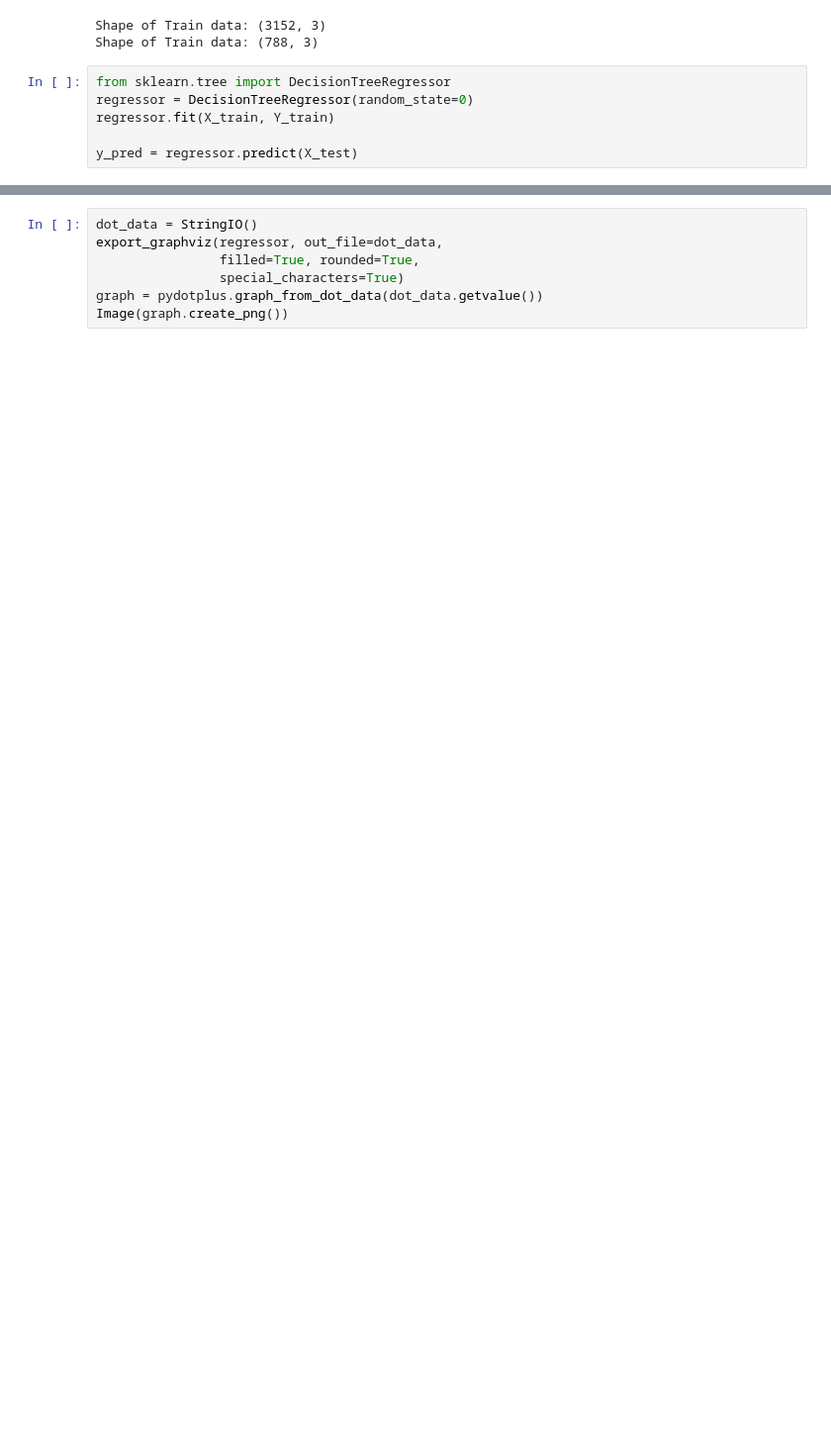
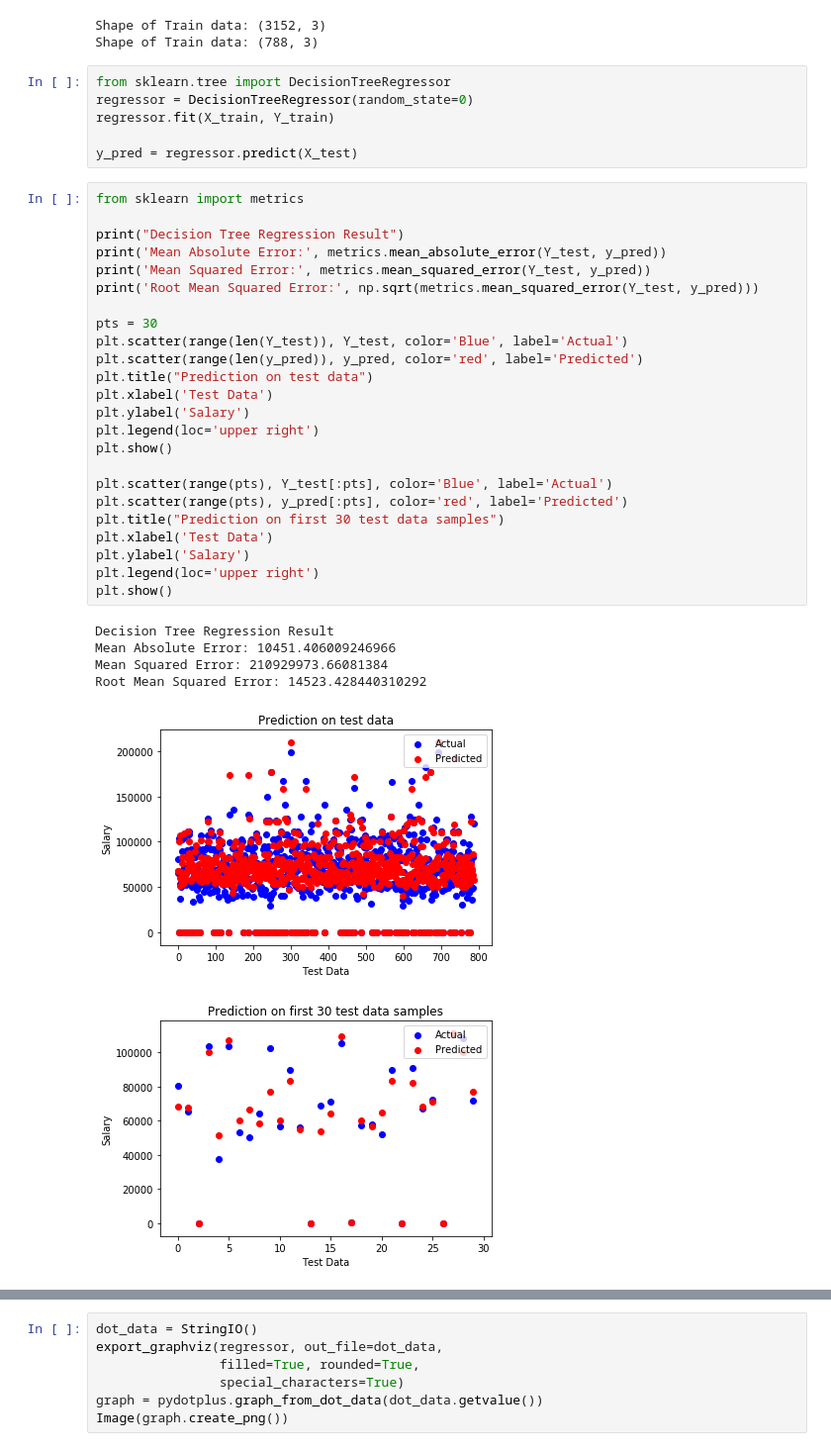
Before and after one commit to amrutask/DataPreparationProject, a Jupyter notebook: RegressionTrees.ipynb, the cells around one changed output, grey strips where cells are left out. Shown at 99% size. Saved outputs shown, nothing was run; the diff lists cells and outputs as text; blank space fills up the shorter version.

```diff
--- a/RegressionTrees.ipynb
+++ b/RegressionTrees.ipynb
@@ -134,6 +146,37 @@ regressor = DecisionTreeRegressor(random_state=0)
 regressor.fit(X_train, Y_train)
 
 y_pred = regressor.predict(X_test)
+# %%
+from sklearn import metrics
+
+print("Decision Tree Regression Result")
+print('Mean Absolute Error:', metrics.mean_absolute_error(Y_test, y_pred))
+print('Mean Squared Error:', metrics.mean_squared_error(Y_test, y_pred))
+print('Root Mean Squared Error:', np.sqrt(metrics.mean_squared_error(Y_test, y_pred)))
+
+pts = 30
+plt.scatter(range(len(Y_test)), Y_test, color='Blue', label='Actual')
+plt.scatter(range(len(y_pred)), y_pred, color='red', label='Predicted')
+plt.title("Prediction on test data")
+plt.xlabel('Test Data')
+plt.ylabel('Salary')
+plt.legend(loc='upper right')
+plt.show()
+
+plt.scatter(range(pts), Y_test[:pts], color='Blue', label='Actual')
+plt.scatter(range(pts), y_pred[:pts], color='red', label='Predicted')
+plt.title("Prediction on first 30 test data samples")
+plt.xlabel('Test Data')
+plt.ylabel('Salary')
+plt.legend(loc='upper right')
+plt.show()
+# %% [output]
+Decision Tree Regression Result
+Mean Absolute Error: 10451.406009246966
+Mean Squared Error: 210929973.66081384
+Root Mean Squared Error: 14523.428440310292
+[figure, added]
+[figure, added]
 # %%
 from sklearn.ensemble import RandomForestRegressor
 
```
Also changed, not shown: parts of 4 cells of this notebook.
